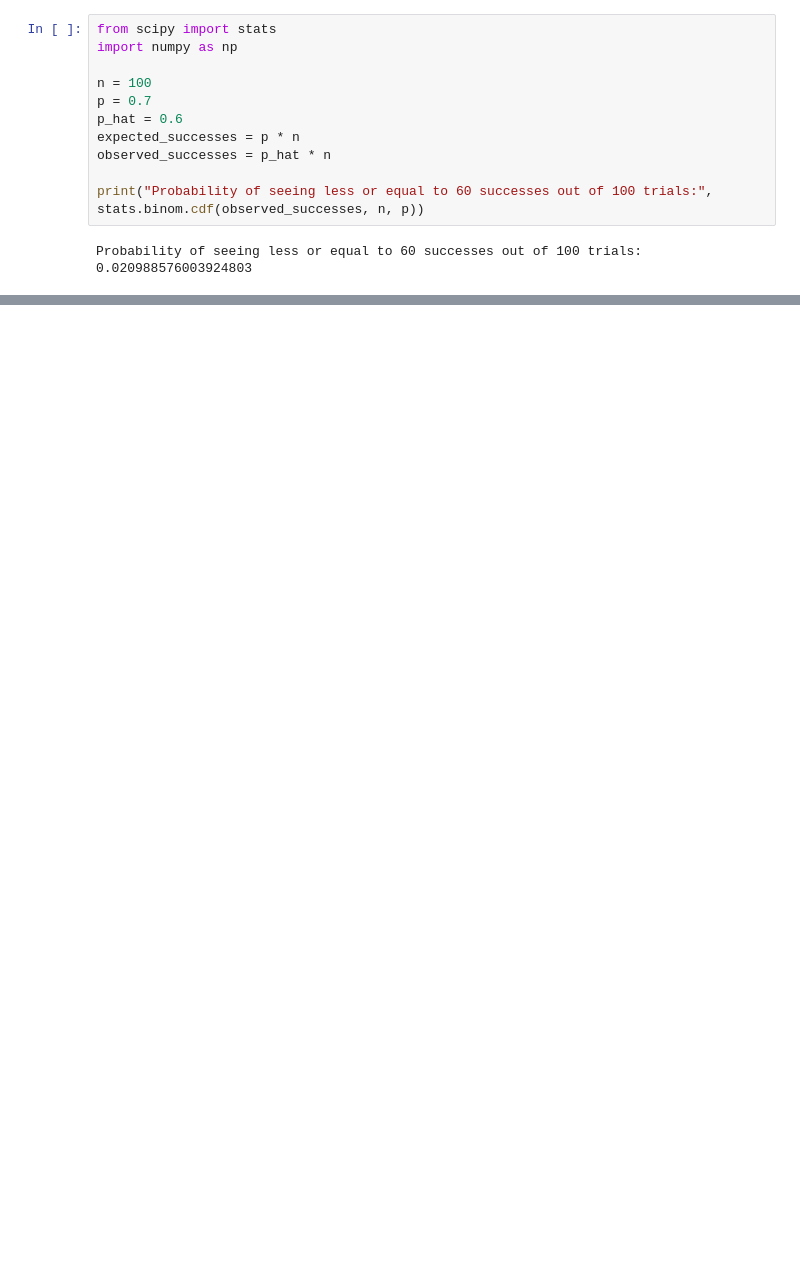
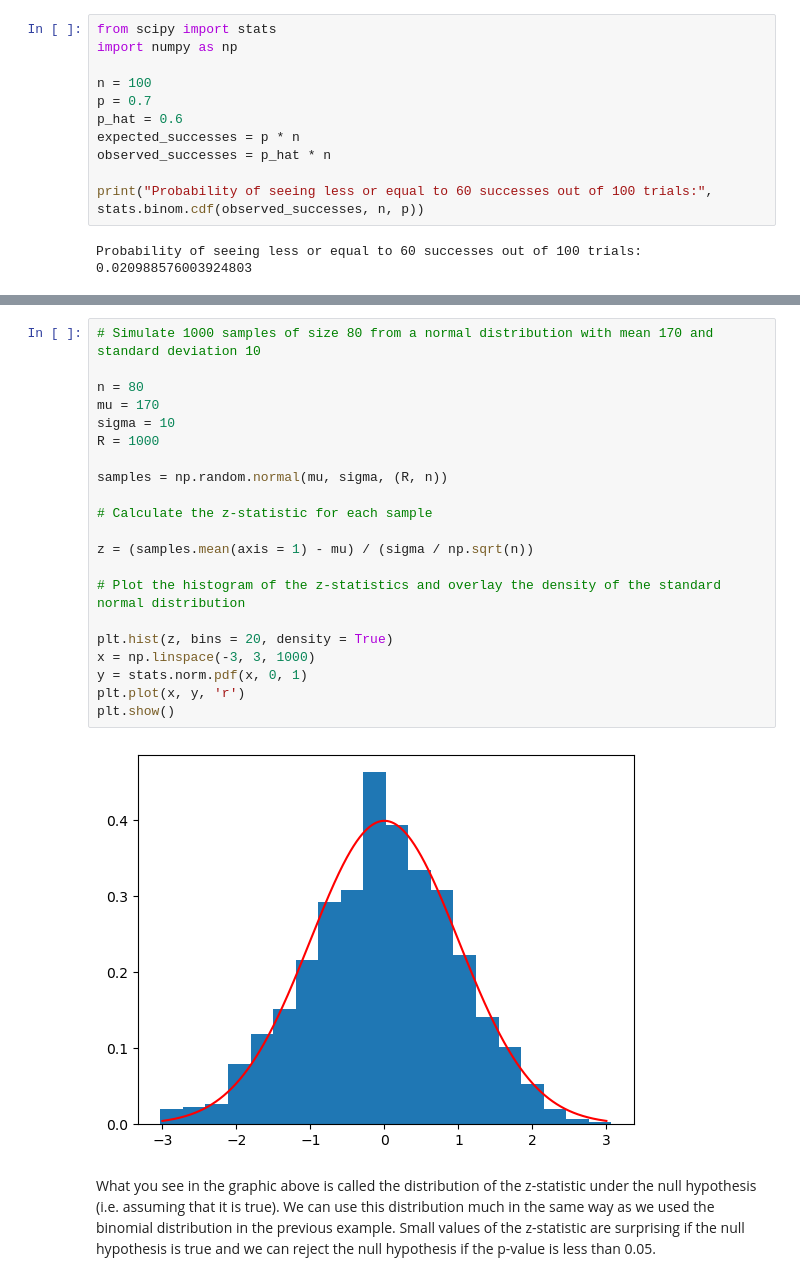
Before and after one commit to febse/stat2024, a Jupyter notebook: 13-Testing.ipynb, the cells around one changed output, grey strips where cells are left out. Saved outputs shown, nothing was run; the diff lists cells and outputs as text; blank space fills up the shorter version.

```diff
--- a/13-Testing.ipynb
+++ b/13-Testing.ipynb
@@ -64,0 +123,25 @@ Probability of seeing less or equal to 60 successes out of 100 trials (normal ap
+# %%
+# Simulate 1000 samples of size 80 from a normal distribution with mean 170 and standard deviation 10
+
+n = 80
+mu = 170
+sigma = 10
+R = 1000
+
+samples = np.random.normal(mu, sigma, (R, n))
+
+# Calculate the z-statistic for each sample
+
+z = (samples.mean(axis = 1) - mu) / (sigma / np.sqrt(n))
+
+# Plot the histogram of the z-statistics and overlay the density of the standard normal distribution
+
+plt.hist(z, bins = 20, density = True)
+x = np.linspace(-3, 3, 1000)
+y = stats.norm.pdf(x, 0, 1)
+plt.plot(x, y, 'r')
+plt.show()
+# %% [output]
+[figure, added]
+# %% [markdown]
+What you see in the graphic above is called the distribution of the z-statistic under the null hypothesis (i.e. assuming that it is true). We can use this distribution much in the same way as we used the binomial distribution in the previous example. Small values of the z-statistic are surprising if the null hypothesis is true and we can reject the null hypothesis if the p-value is less than 0.05.
```
Also changed, not shown: parts of 12 cells of this notebook.
